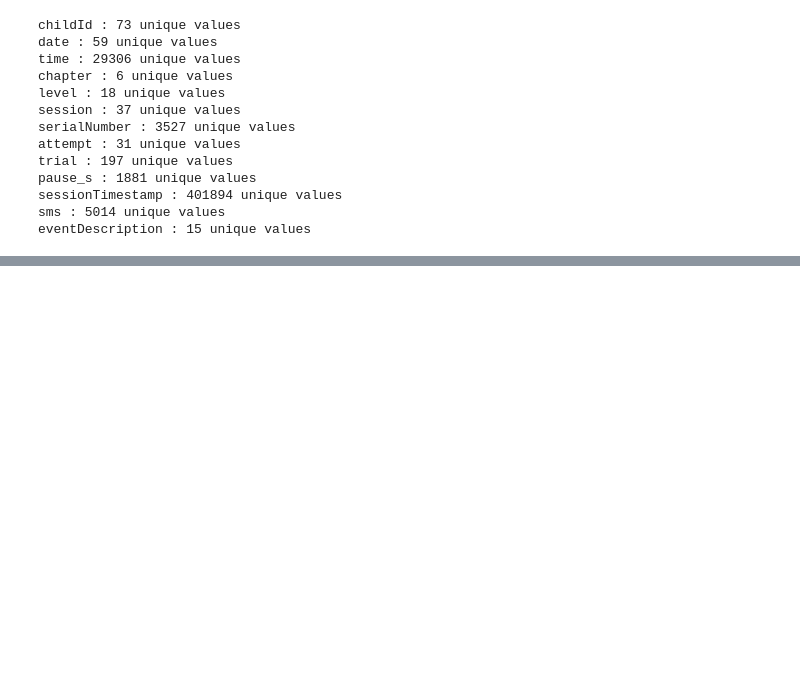
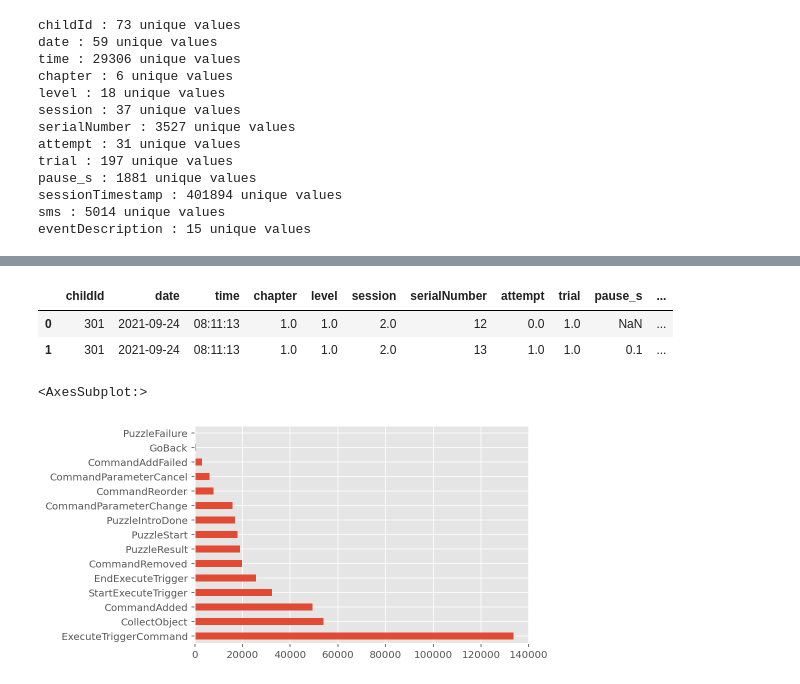
Before and after one commit to hitomi1104/crrest, a Jupyter notebook: EDA.ipynb, the cells around one changed output, grey strips where cells are left out. Cells and saved outputs as stored; diff of their text form; code cells hidden in the pictures; blank space fills up the shorter version.

```diff
--- a/EDA.ipynb
+++ b/EDA.ipynb
@@ -242,0 +295,11 @@ df.describe()
+# %%
+df.head(2)
+# %% [output]
+|  | childId | date | time | chapter | level | session | serialNumber | attempt | trial | pause_s | ... |
+| 0 | 301 | 2021-09-24 | 08:11:13 | 1.0 | 1.0 | 2.0 | 12 | 0.0 | 1.0 | NaN | ... |
+| 1 | 301 | 2021-09-24 | 08:11:13 | 1.0 | 1.0 | 2.0 | 13 | 1.0 | 1.0 | 0.1 | ... |
+# %%
+df['eventDescription'].value_counts().plot(kind = 'barh')
+# %% [output]
+<AxesSubplot:>
+[figure, added]
```
Also changed, not shown: parts of 36 cells of this notebook, 1 other file.
